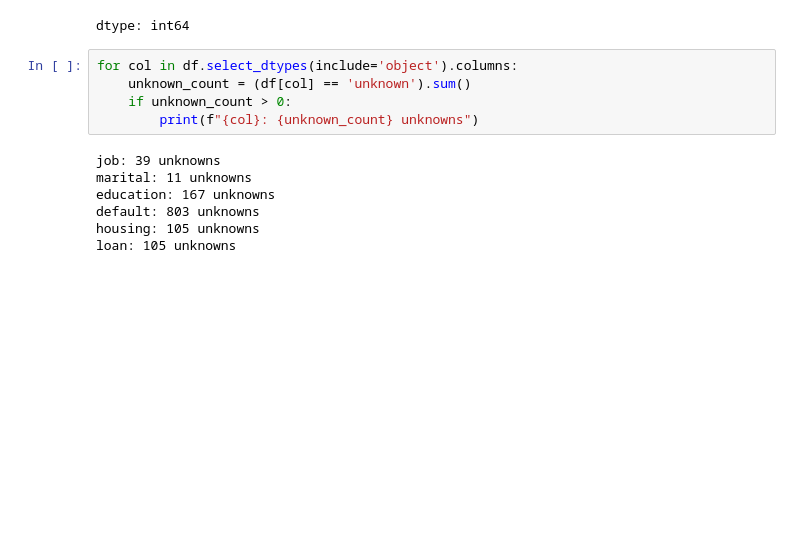
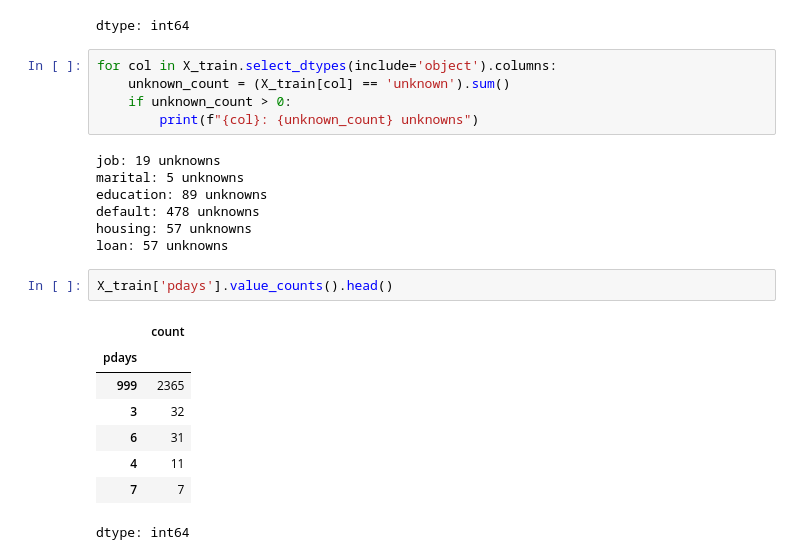
Before and after one commit to Seifomara/ML-fundamentals-2026, a Jupyter notebook: assignment_1_Seif_Omara.ipynb, the cells around one changed output. Drawn from its saved outputs; the diff is of its cells as text; blank space fills up the shorter version.

Commit message:
Managed missing values

```diff
--- a/assignment_1_Seif_Omara.ipynb
+++ b/assignment_1_Seif_Omara.ipynb
@@ -287,14 +270,25 @@ df.isnull().sum()  #(NaN)
 | y | 0 |
 dtype: int64
 # %%
-for col in df.select_dtypes(include='object').columns:
-    unknown_count = (df[col] == 'unknown').sum()
+for col in X_train.select_dtypes(include='object').columns:
+    unknown_count = (X_train[col] == 'unknown').sum()
     if unknown_count > 0:
         print(f"{col}: {unknown_count} unknowns")
 # %% [output]
-job: 39 unknowns
-marital: 11 unknowns
-education: 167 unknowns
-default: 803 unknowns
-housing: 105 unknowns
-loan: 105 unknowns
+job: 19 unknowns
+marital: 5 unknowns
+education: 89 unknowns
+default: 478 unknowns
+housing: 57 unknowns
+loan: 57 unknowns
+# %%
+X_train['pdays'].value_counts().head()
+# %% [output]
+|  | count |
+| pdays |  |
+| 999 | 2365 |
+| 3 | 32 |
+| 6 | 31 |
+| 4 | 11 |
+| 7 | 7 |
+dtype: int64
```
Also changed, not shown: parts of 12 cells of this notebook.
